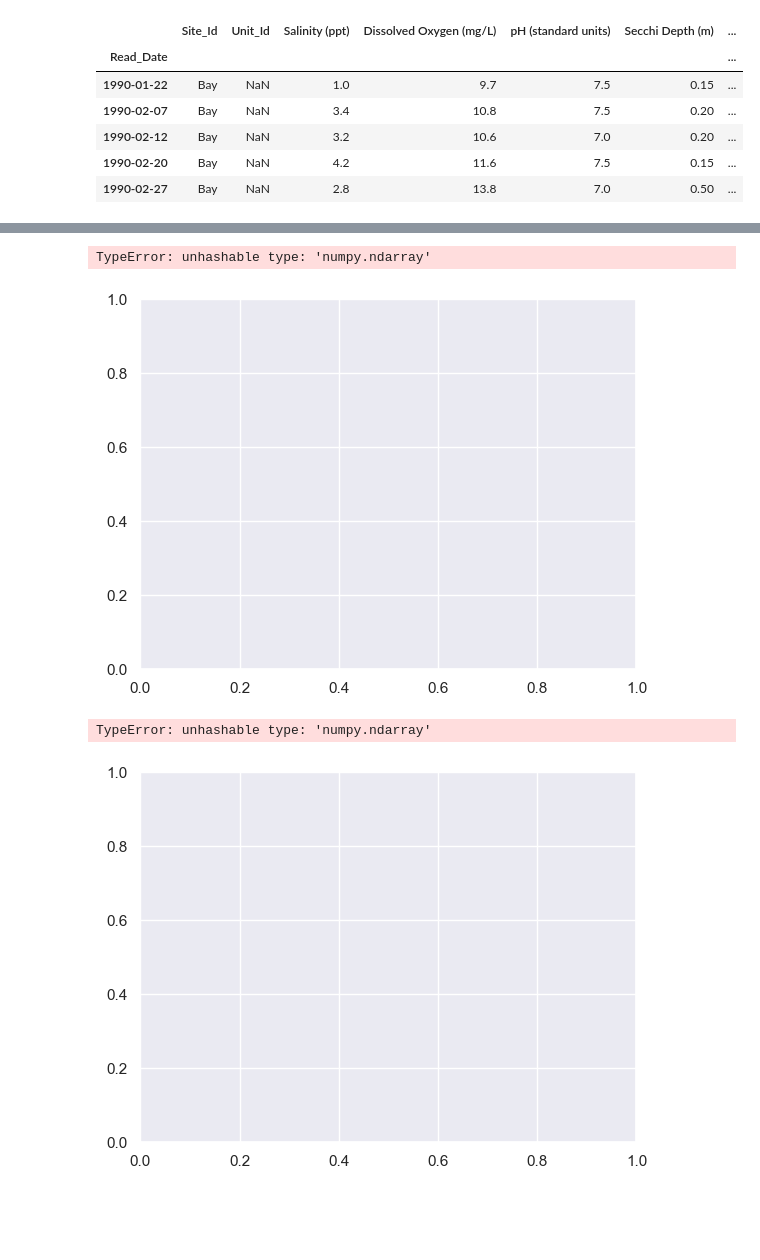
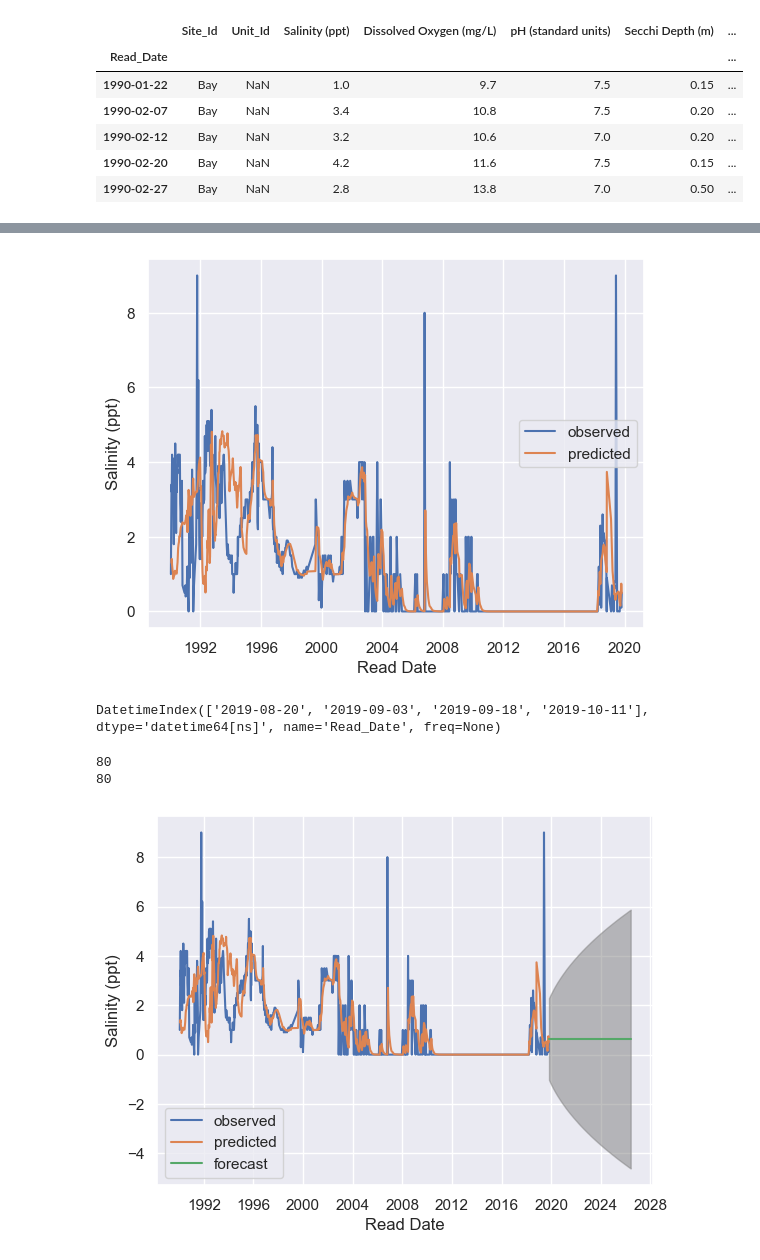
Before and after one commit to ENVS110a-SP23/group8-project, a Jupyter notebook: GroupProjectFinal.ipynb, the cells around one changed output, grey strips where cells are left out. Cells and saved outputs as stored; diff of their text form; code cells hidden in the pictures; blank space fills up the shorter version.

Commit message:
well at least there are no errors in the forecast now

```diff
--- a/GroupProjectFinal.ipynb
+++ b/GroupProjectFinal.ipynb
@@ -373,32 +383,36 @@ Warnings:
 # visualizing the fitted values of the ARIMA model
 
 in_samp_pred = auto_arima_model.predict_in_sample()
-in_samp_pred = pd.Series(in_samp_pred, index=df_sub_Bay['Salinity (ppt)'].index)
+in_samp_pred = pd.Series(in_samp_pred, index=df_sub_Bay_dt['Salinity (ppt)'].index)
 
 fig, ax = plt.subplots()
-ax.plot(df_sub_Bay, label='observed')
+ax.plot(df_sub_Bay_dt['Salinity (ppt)'], label='observed')
 ax.plot(in_samp_pred[1:], label='predicted')
 ax.set_xlabel('Read Date')
 ax.set_ylabel('Salinity (ppt)')
 ax.legend();
 plt.savefig('BayARIMAFittedValues.png')
 # %% [output]
-TypeError: unhashable type: 'numpy.ndarray'
-[figure, old version]
+[figure, new version]
+# %%
+df_sub_Bay_dt.index[-5:-1]
+# %% [output]
+DatetimeIndex(['2019-08-20', '2019-09-03', '2019-09-18', '2019-10-11'], dtype='datetime64[ns]', name='Read_Date', freq=None)
 # %%
 # making a forecast for 25 years after the conclusion of the time series
-forecast, ci = auto_arima_model.predict(25, return_conf_int=True)
-future_dates = pd.date_range(df_sub_Bay.index[-1], periods=26, freq='AS-JAN',inclusive='neither')
+forecast, ci = auto_arima_model.predict(80, return_conf_int=True)
+future_dates = pd.date_range(df_sub_Bay_dt.index[-1], periods=80, freq='M',inclusive='neither')
 
 fig, ax = plt.subplots()
-ax.plot(df_sub_Bay[1:], label='observed')
+ax.plot(df_sub_Bay_dt['Salinity (ppt)'], label='observed')
 ax.plot(in_samp_pred[1:], label='predicted')
 ax.plot(future_dates,forecast, label='forecast')
 ax.fill_between(future_dates, ci[:,0], ci[:,1], color = 'gray', alpha=0.5) # our confidence intervals
 ax.set_xlabel('Read Date')
 ax.set_ylabel('Salinity (ppt)')
 ax.legend();
 plt.savefig('BaySalinityForecast.png')
 # %% [output]
-TypeError: unhashable type: 'numpy.ndarray'
+80
+80
-[figure, old version]
+[figure, new version]
```
Also changed, not shown: parts of 7 cells of this notebook, 1 other file.
